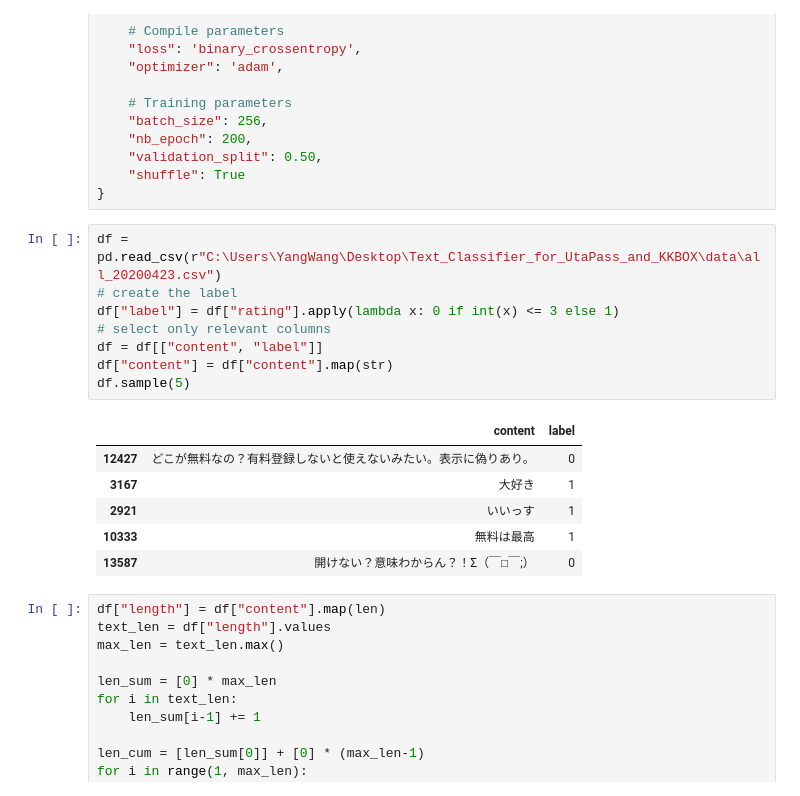
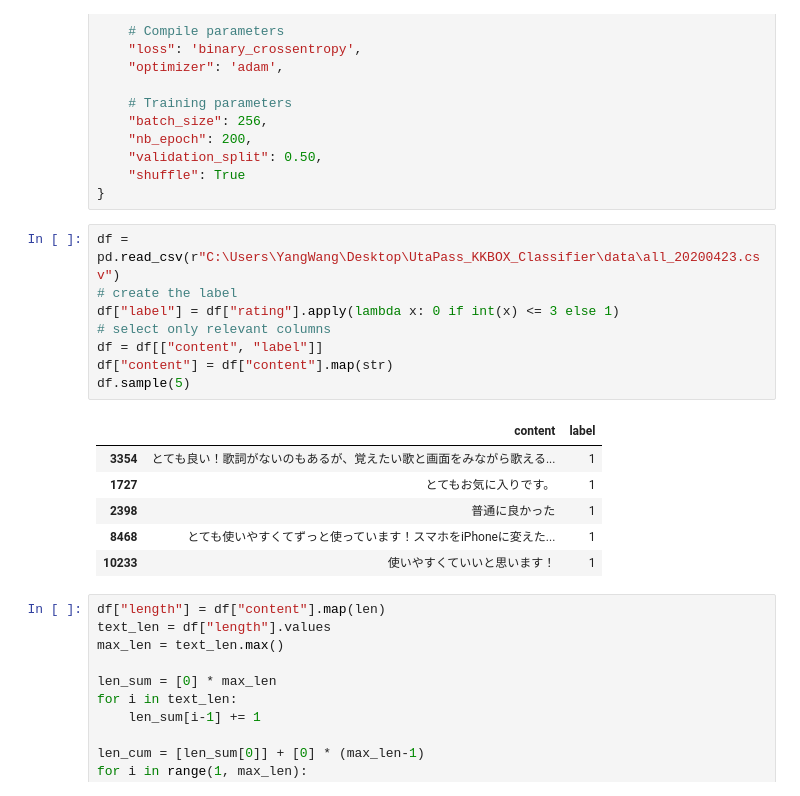
Before and after one commit to penguinwang96825/Text-Classifier-for-UtaPass-and-KKBOX, a Jupyter notebook: notebook/Modelling/deep_learning_model.ipynb, the cells around one changed output. Drawn from its saved outputs; the diff is of its cells as text.

```diff
--- a/notebook/Modelling/deep_learning_model.ipynb
+++ b/notebook/Modelling/deep_learning_model.ipynb
@@ -106,20 +106,20 @@ config = {
     "shuffle": True
 }
 # %%
-df = pd.read_csv(r"C:\Users\YangWang\Desktop\Text_Classifier_for_UtaPass_and_KKBOX\data\all_20200423.csv")
+df = pd.read_csv(r"C:\Users\YangWang\Desktop\UtaPass_KKBOX_Classifier\data\all_20200423.csv")
 # create the label
 df["label"] = df["rating"].apply(lambda x: 0 if int(x) <= 3 else 1)
 # select only relevant columns
 df = df[["content", "label"]]
 df["content"] = df["content"].map(str)
 df.sample(5)
 # %% [output]
 |  | content | label |
-| 12427 | どこが無料なの？有料登録しないと使えないみたい。表示に偽りあり。 | 0 |
-| 3167 | 大好き | 1 |
-| 2921 | いいっす | 1 |
-| 10333 | 無料は最高 | 1 |
-| 13587 | 開けない？意味わからん？！Σ（￣□￣;） | 0 |
+| 3354 | とても良い！歌詞がないのもあるが、覚えたい歌と画面をみながら歌える... | 1 |
+| 1727 | とてもお気に入りです。 | 1 |
+| 2398 | 普通に良かった | 1 |
+| 8468 | とても使いやすくてずっと使っています！スマホをiPhoneに変えた... | 1 |
+| 10233 | 使いやすくていいと思います！ | 1 |
 # %%
 df["length"] = df["content"].map(len)
 text_len = df["length"].values
```
Also changed, not shown: parts of 15 cells of this notebook, 5 other files.
